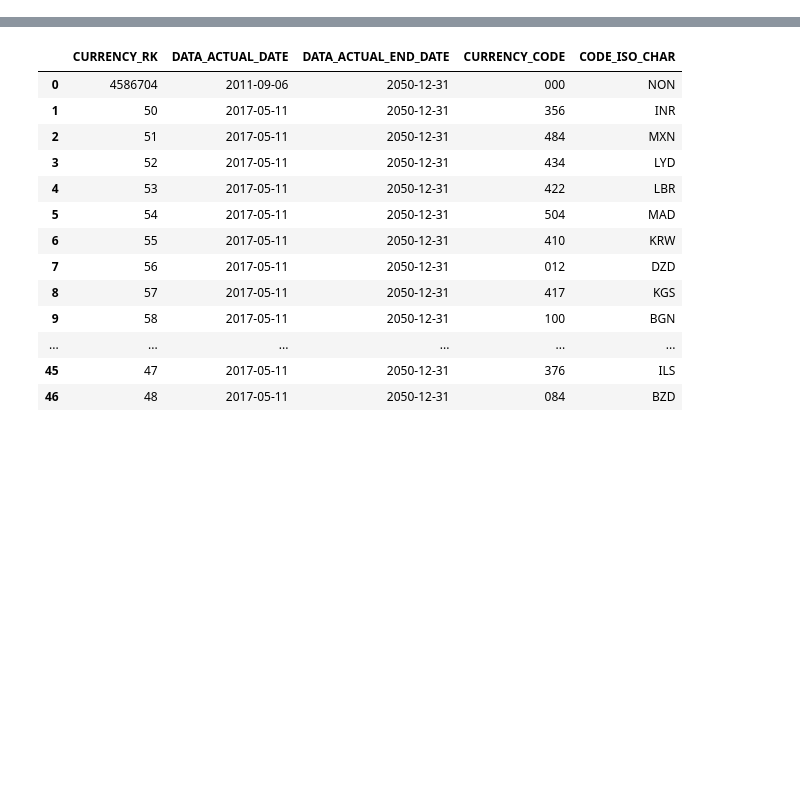
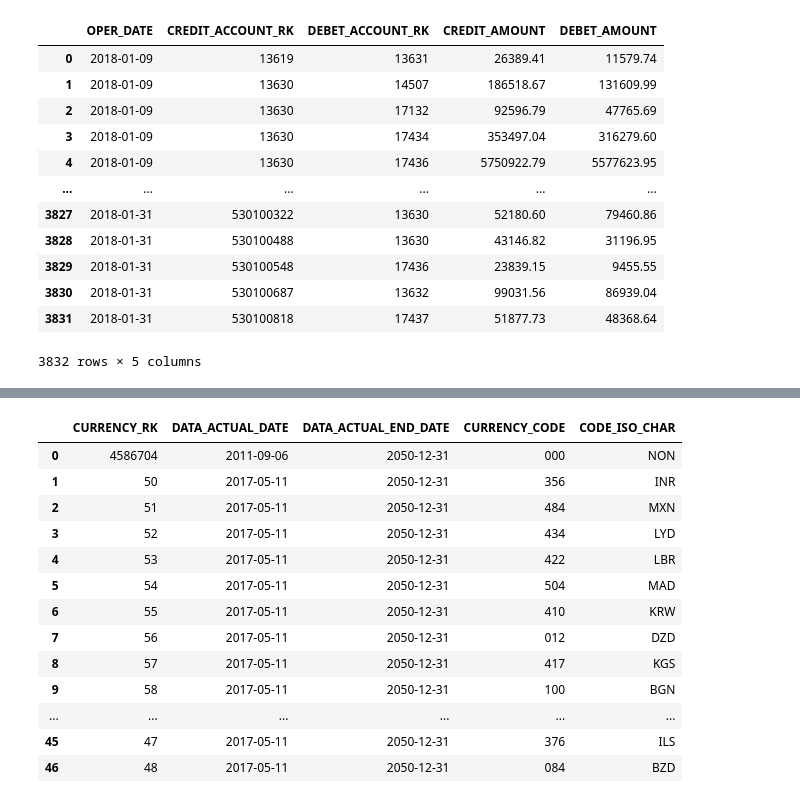
Before and after one commit to ivaningrigorii/ETL_PR1_BANK, a Jupyter notebook: 1/project 1-1.ipynb, the cells around one changed output, grey strips where cells are left out. Saved outputs shown, nothing was run; the diff lists cells and outputs as text; code cells hidden in the pictures; blank space fills up the shorter version.

```diff
--- a/1/project 1-1.ipynb
+++ b/1/project 1-1.ipynb
@@ -77,3 +57,35 @@ def etl_ft_posting_f():
+# %%
+''' Сбор данных из ft_posting_f.csv, преобразование и загрузка в neo_bank_1  '''
+def etl_ft_posting_f():
+    df = pd.read_csv(
+        filepath_or_buffer='../../../src/1/1/ft_posting_f.csv',
+        header='infer',
+        sep=';',
+        parse_dates=['OPER_DATE', ],
+        usecols=range(1,6)
+    )
+    df = df \
+        .groupby(['OPER_DATE', 'CREDIT_ACCOUNT_RK', 'DEBET_ACCOUNT_RK'], as_index=False) \
+        .sum()
+
+    return df
+
+df = etl_ft_posting_f()
+df
+# %% [output]
+|  | OPER_DATE | CREDIT_ACCOUNT_RK | DEBET_ACCOUNT_RK | CREDIT_AMOUNT | DEBET_AMOUNT |
+| 0 | 2018-01-09 | 13619 | 13631 | 26389.41 | 11579.74 |
+| 1 | 2018-01-09 | 13630 | 14507 | 186518.67 | 131609.99 |
+| 2 | 2018-01-09 | 13630 | 17132 | 92596.79 | 47765.69 |
+| 3 | 2018-01-09 | 13630 | 17434 | 353497.04 | 316279.60 |
+| 4 | 2018-01-09 | 13630 | 17436 | 5750922.79 | 5577623.95 |
+| ... | ... | ... | ... | ... | ... |
+| 3827 | 2018-01-31 | 530100322 | 13630 | 52180.60 | 79460.86 |
+| 3828 | 2018-01-31 | 530100488 | 13630 | 43146.82 | 31196.95 |
+| 3829 | 2018-01-31 | 530100548 | 17436 | 23839.15 | 9455.55 |
+| 3830 | 2018-01-31 | 530100687 | 13632 | 99031.56 | 86939.04 |
+| 3831 | 2018-01-31 | 530100818 | 17437 | 51877.73 | 48368.64 |
+3832 rows × 5 columns
 # %%
 ''' Сбор данных из md_currency_d.csv, преобразование и загрузка в neo_bank_1  '''
 def etl_md_currency_d():
```
Also changed, not shown: parts of 2 cells of this notebook, 1 other file.
